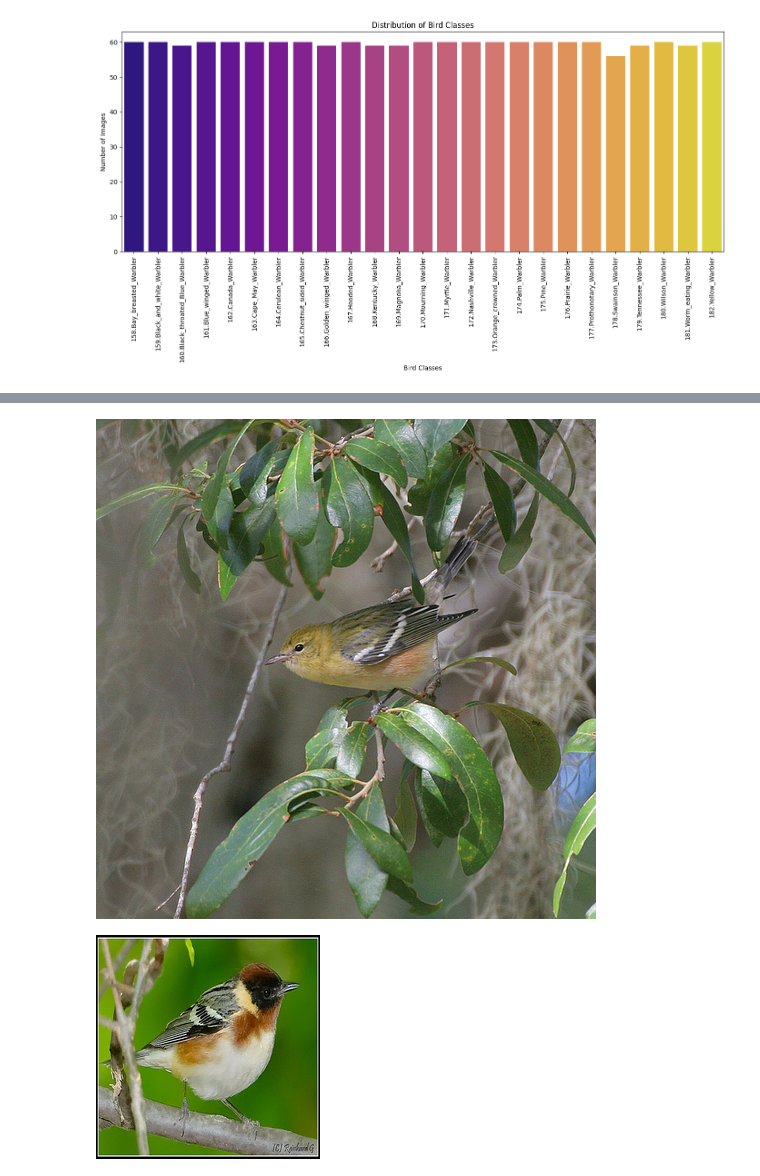
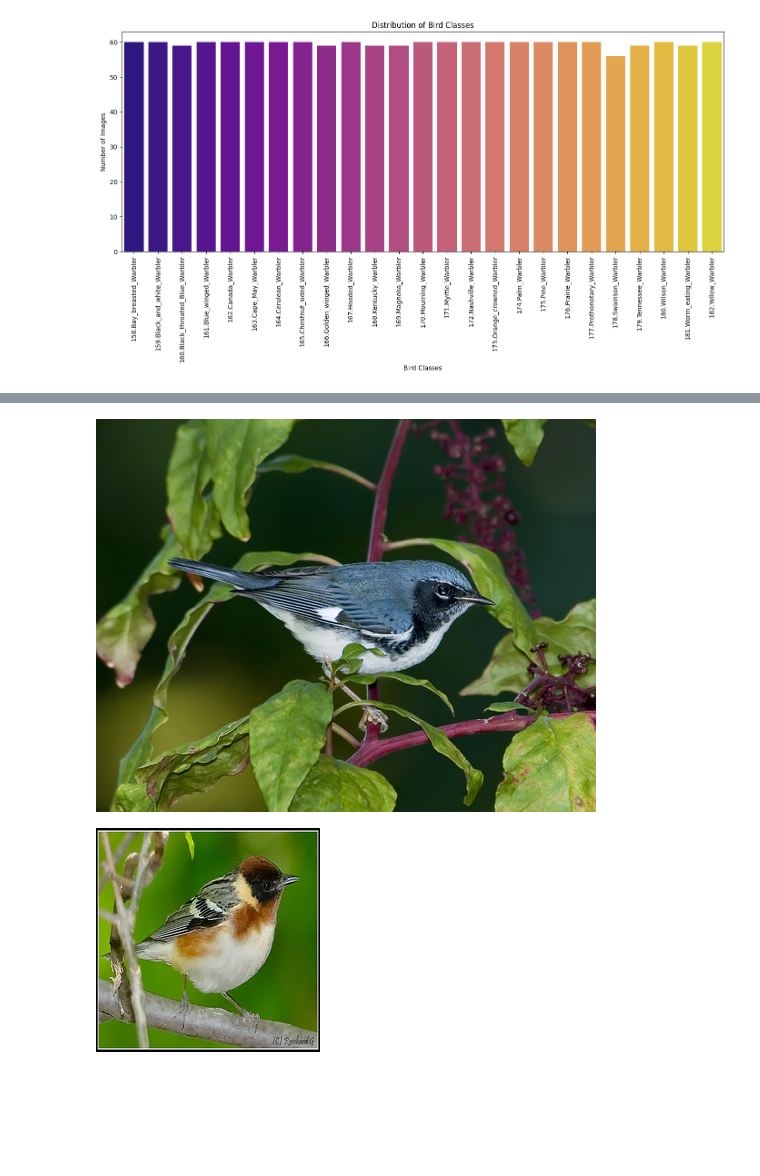
Before and after one commit to hsingh8015/project3_imageclassification, a Jupyter notebook: Model.ipynb, the cells around one changed output, grey strips where cells are left out. Saved outputs shown, nothing was run; the diff lists cells and outputs as text; code cells hidden in the pictures; blank space fills up the shorter version.

```diff
--- a/Model.ipynb
+++ b/Model.ipynb
@@ -90,9 +90,9 @@ for i in range(len(bird_df)):
 1489 of 1490: Attempting to import Image_1489.jpg
 1490 of 1490: Attempting to import Image_1490.jpg
 # %%
-images[45]
+images[123]
 # %% [output]
-[figure, old version]
+[figure, new version]
 # %%
 # Get all the sizes into a list, then convert to a set
 sizes = set([img.size for img in images])
```
Also changed, not shown: parts of 14 cells of this notebook.
